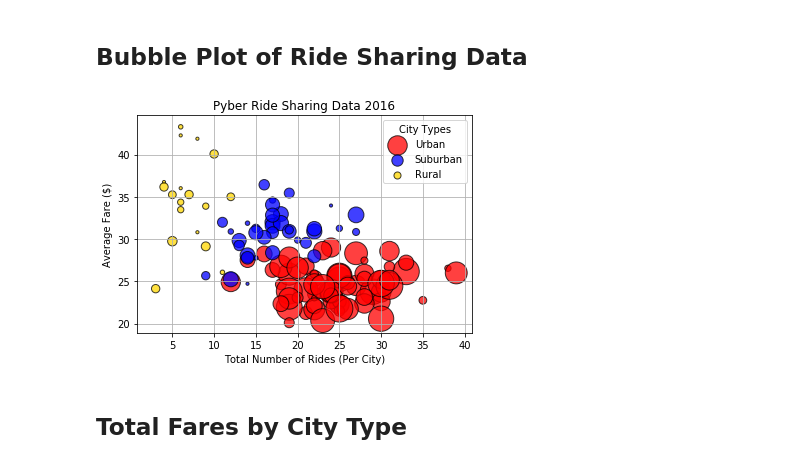
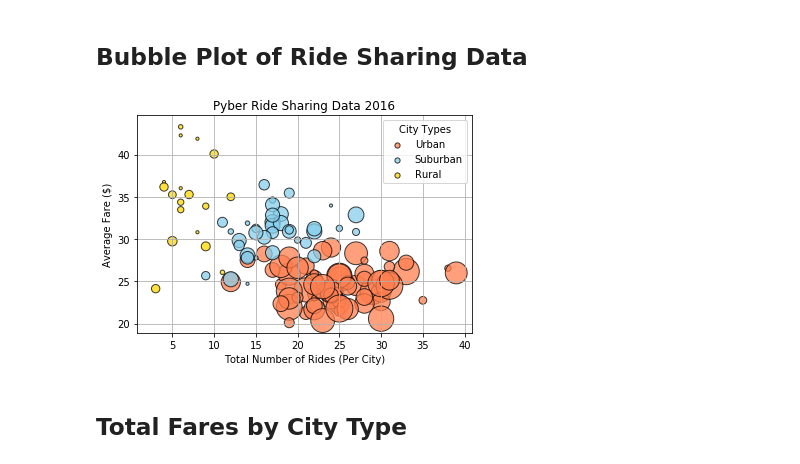
Before and after one commit to ajf014/MatPlotLib-HW, a Jupyter notebook: Pyber/pyber_HW.ipynb, the cells around one changed output. Saved outputs shown, nothing was run; the diff lists cells and outputs as text; code cells hidden in the pictures.

```diff
--- a/Pyber/pyber_HW.ipynb
+++ b/Pyber/pyber_HW.ipynb
@@ -61,39 +65,42 @@ rural_ride_number = rural_cities.groupby(["city"]).count()["ride_id"]
 urban_average_fare = urban_cities.groupby(["city"]).mean()["fare"]
 suburban_average_fare = suburban_cities.groupby(["city"]).mean()["fare"]
 rural_average_fare = rural_cities.groupby(["city"]).mean()["fare"]
 
 # Driver count by city type
 urban_driver_count = urban_cities.groupby(["city"]).mean()["driver_count"]
 suburban_driver_count = suburban_cities.groupby(["city"]).mean()["driver_count"]
 rural_driver_count = rural_cities.groupby(["city"]).mean()["driver_count"]
 
 # Build the scatter plots for each city types
 
-plt.scatter(urban_ride_number, urban_average_fare, marker="o", facecolors="red", edgecolors="black",
+plt.scatter(urban_ride_number, urban_average_fare, marker="o", facecolors="Coral", edgecolors="black",
            s=10*urban_driver_count, alpha=.75, label='Urban')
 
-plt.scatter(suburban_ride_number, suburban_average_fare, marker="o", facecolors="blue", edgecolors="black",
+plt.scatter(suburban_ride_number, suburban_average_fare, marker="o", facecolors="SkyBlue", edgecolors="black",
            s=10*suburban_driver_count, alpha=.75, label='Suburban')
 
-plt.scatter(rural_ride_number, rural_average_fare, marker="o", facecolors="gold", edgecolors="black",
+plt.scatter(rural_ride_number, rural_average_fare, marker="o", facecolors="Gold", edgecolors="black",
            s=10*rural_driver_count, alpha=.75, label='Rural')
 
 # Incorporate the other graph properties
 plt.title("Pyber Ride Sharing Data 2016")
 plt.xlabel("Total Number of Rides (Per City)")
 plt.ylabel("Average Fare ($)")
 
 
 # Plot Legend
-plt.legend(title=("City Types"), loc="best")
-
+pyber_legend = plt.legend(title=("City Types"), loc="best")
+pyber_legend.legendHandles[0]._sizes =[27]
+pyber_legend.legendHandles[1]._sizes =[27]
+pyber_legend.legendHandles[2]._sizes =[27]
 
 # Incorporate a text label regarding circle size
 
 plt.grid(True)
 # Save Figure
+plt.savefig("Pyber Ride Sharing Data 2016.png")
 # %% [output]
-[figure, old version]
+[figure, new version]
 # %%
 # Show plot
 plt.show()
```
Also changed, not shown: parts of 5 cells of this notebook, 4 other files.
